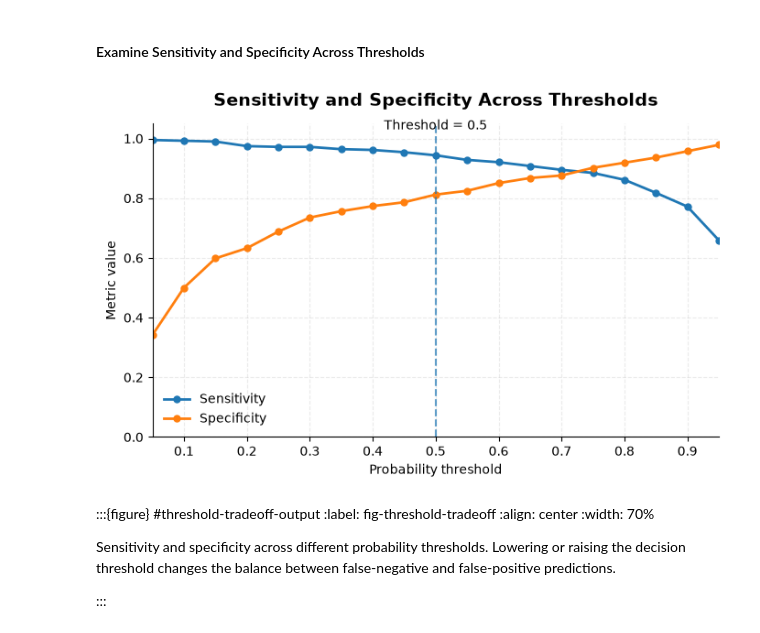
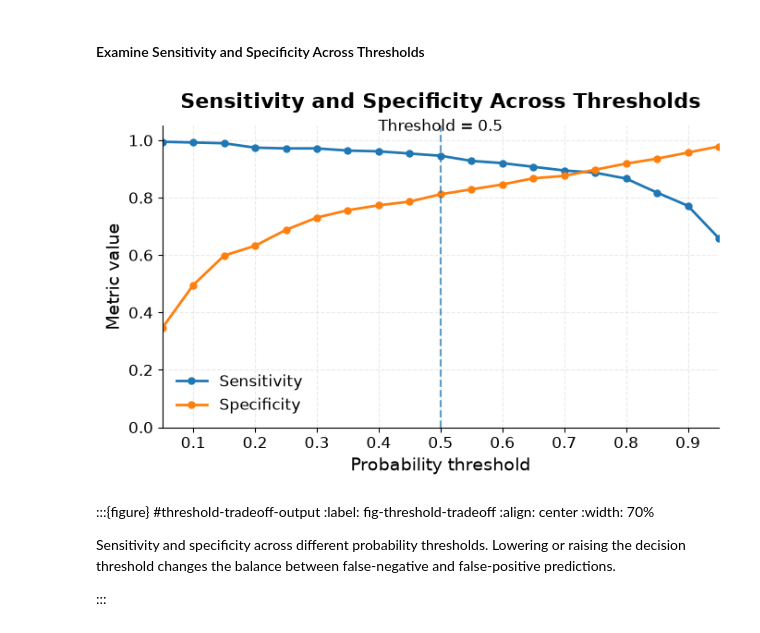
Before and after one commit to samantha-u/T-CAIREM-education-modules2, a Jupyter notebook: M1S6/M1S6nb.ipynb, the cells around one changed output. Cells and saved outputs as stored; diff of their text form; code cells hidden in the pictures.

```diff
--- a/M1S6/M1S6nb.ipynb
+++ b/M1S6/M1S6nb.ipynb
@@ -94,6 +94,19 @@ from sklearn.metrics import (
     roc_auc_score,
 )
 
+# Set parameters for figures
+plt.rcParams.update({
+    "font.size": 12,
+    "figure.titlesize": 20,
+    "figure.titleweight": "bold",
+    "axes.titlesize": 16,
+    # "axes.titleweight": "bold",
+    "axes.labelsize": 14,
+    "xtick.labelsize": 12,
+    "ytick.labelsize": 12,
+    "legend.fontsize": 12,
+})
+
 
 SEED = 21
 random.seed(SEED)
@@ -970,9 +982,6 @@ blurred_features = F.conv2d(
 )
 
 
-plt.rcParams["axes.titlesize"] = 16
-# plt.rcParams["axes.titleweight"] = "bold"
-
 # Visualize
 fig, axes = plt.subplots(1, 4, figsize=(14, 3.5))
 
@@ -1798,39 +1799,36 @@ ax.text(
     "Threshold = 0.5",
     ha="center",
     va="bottom",
-    fontsize=10,
 )
 
 ax.set_title(
     "Sensitivity and Specificity Across Thresholds",
-    fontsize=14,
     fontweight="bold",
     pad=14,
 )
 
 ax.set_xlabel("Probability threshold")
 ax.set_ylabel("Metric value")
 
 ax.set_xlim(0.05, 0.95)
 ax.set_ylim(0, 1.05)
 
 ax.grid(
     linestyle="--",
     alpha=0.25,
 )
 
 ax.spines["top"].set_visible(False)
 ax.spines["right"].set_visible(False)
 
 ax.legend(
     frameon=False,
-    fontsize=10,
     loc="best",
 )
 
 fig.tight_layout()
 # %% [output]
-[figure, old version]
+[figure, new version]
 # %% [markdown]
 :::{figure} #threshold-tradeoff-output
 :label: fig-threshold-tradeoff
```
Also changed, not shown: parts of 15 cells of this notebook.
